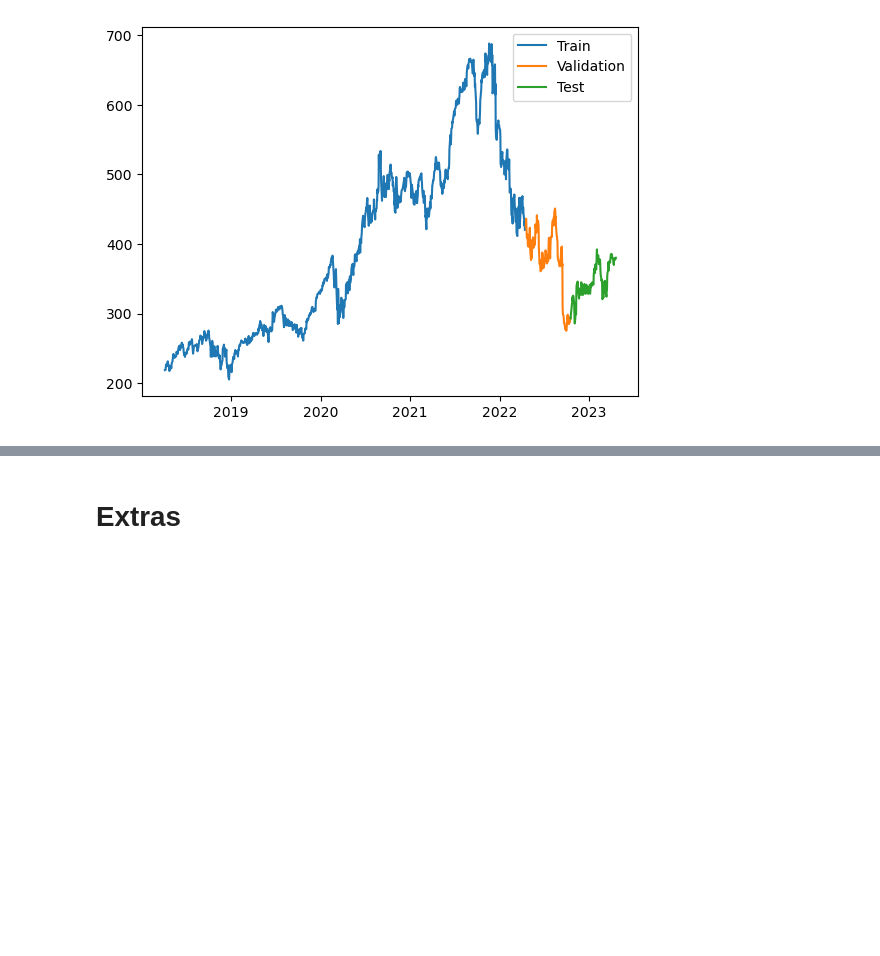
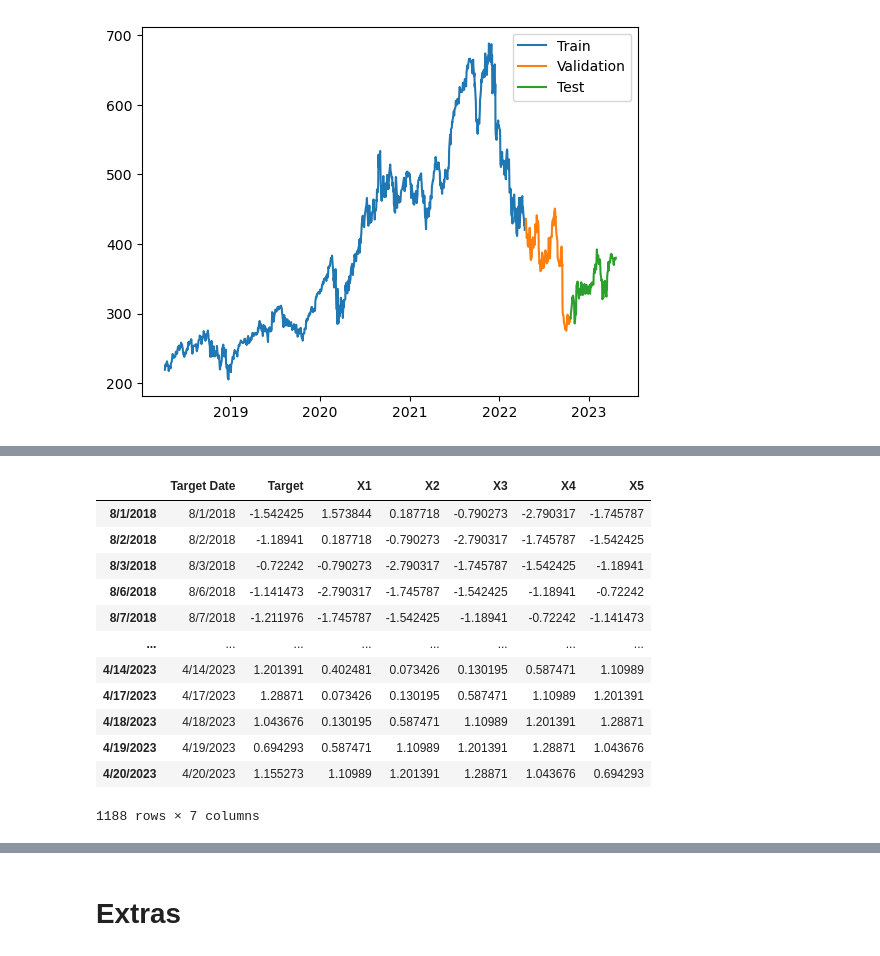
Before and after one commit to adi-suresh01/Pairs_Trading_Strategy_1, a Jupyter notebook: pairs.ipynb, the cells around one changed output, grey strips where cells are left out. Saved outputs shown, nothing was run; the diff lists cells and outputs as text; code cells hidden in the pictures; blank space fills up the shorter version.

```diff
--- a/pairs.ipynb
+++ b/pairs.ipynb
@@ -722,0 +741,3 @@ plt.legend(['Validation Predictions', 'Validation Truth'])
+# %%
+df_spread = pd.read_csv(r"C:\Users\adi22\OneDrive\spread.csv")
+df_spread
@@ -722,0 +758,42 @@ plt.legend(['Validation Predictions', 'Validation Truth'])
+# %%
+import pandas as pd
+
+def create_windowed_df_spread(dataframe, n):
+    # Create an empty DataFrame to store the windowed data
+    windowed_df = pd.DataFrame(index=dataframe.index, columns=['Target Date', 'Target'] + [f'X{i}' for i in range(1, n+1)])
+
+    # Loop through each row in the DataFrame
+    for i in range(n, len(dataframe)):
+        # Extract the target date and its corresponding closing price
+        target_date = dataframe.Date[i]
+        target_close = dataframe.iloc[i]['Spread']
+
+        # Extract the previous n closing prices
+        window_close = dataframe.iloc[i-n:i]['Spread'].values
+
+        # Assign values to the windowed DataFrame
+        windowed_df.at[target_date, 'Target Date'] = target_date
+
+        for j in range(n):
+            windowed_df.at[target_date, f'X{j+1}'] = window_close[j]
+
+        windowed_df.at[target_date, 'Target'] = target_close
+
+    return windowed_df.dropna()  # Drop rows with any NaN values
+# %%
+windowed_df_spread = create_windowed_df_spread(df_spread, n=5)
+windowed_df_spread
+# %% [output]
+|  | Target Date | Target | X1 | X2 | X3 | X4 | X5 |
+| 8/1/2018 | 8/1/2018 | -1.542425 | 1.573844 | 0.187718 | -0.790273 | -2.790317 | -1.745787 |
+| 8/2/2018 | 8/2/2018 | -1.18941 | 0.187718 | -0.790273 | -2.790317 | -1.745787 | -1.542425 |
+| 8/3/2018 | 8/3/2018 | -0.72242 | -0.790273 | -2.790317 | -1.745787 | -1.542425 | -1.18941 |
+| 8/6/2018 | 8/6/2018 | -1.141473 | -2.790317 | -1.745787 | -1.542425 | -1.18941 | -0.72242 |
+| 8/7/2018 | 8/7/2018 | -1.211976 | -1.745787 | -1.542425 | -1.18941 | -0.72242 | -1.141473 |
+| ... | ... | ... | ... | ... | ... | ... | ... |
+| 4/14/2023 | 4/14/2023 | 1.201391 | 0.402481 | 0.073426 | 0.130195 | 0.587471 | 1.10989 |
+| 4/17/2023 | 4/17/2023 | 1.28871 | 0.073426 | 0.130195 | 0.587471 | 1.10989 | 1.201391 |
+| 4/18/2023 | 4/18/2023 | 1.043676 | 0.130195 | 0.587471 | 1.10989 | 1.201391 | 1.28871 |
+| 4/19/2023 | 4/19/2023 | 0.694293 | 0.587471 | 1.10989 | 1.201391 | 1.28871 | 1.043676 |
+| 4/20/2023 | 4/20/2023 | 1.155273 | 1.10989 | 1.201391 | 1.28871 | 1.043676 | 0.694293 |
+1188 rows × 7 columns
```
Also changed, not shown: parts of 18 cells of this notebook.
